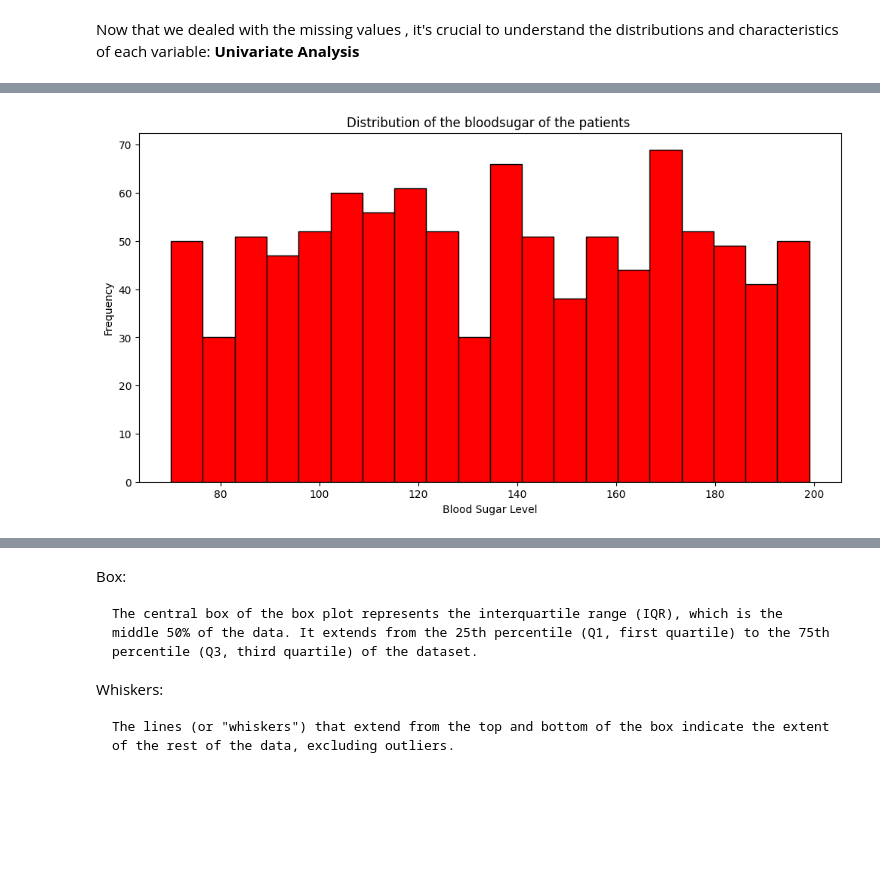
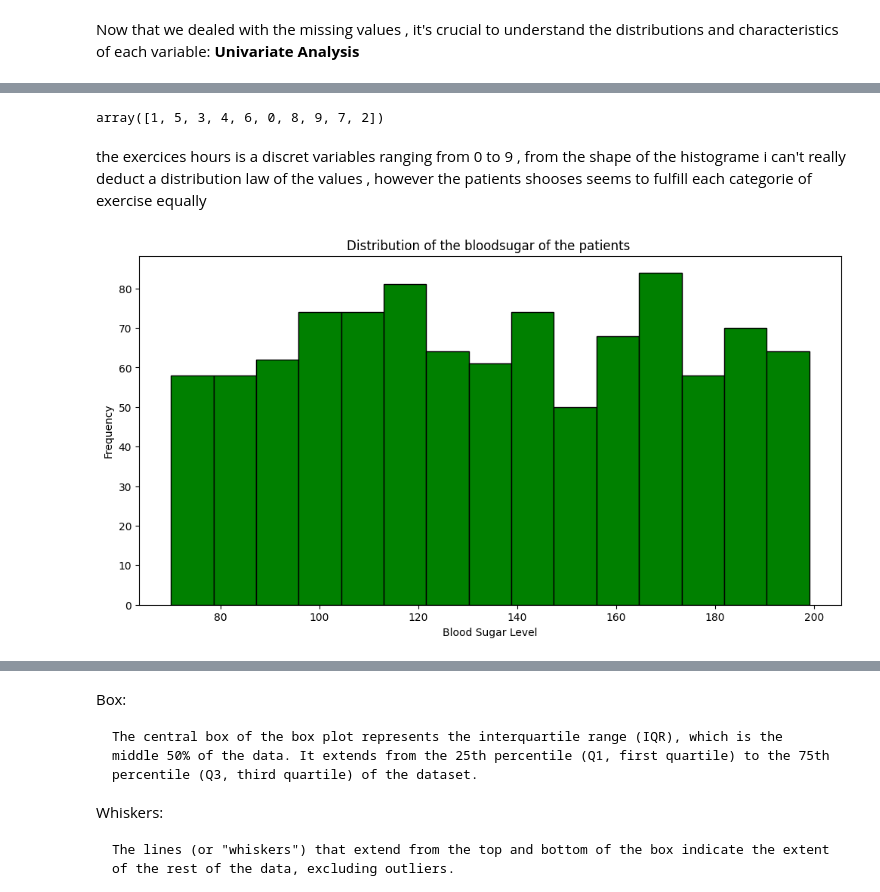
Before and after one commit to ZakariaElKazdam/EDA, a Jupyter notebook: eda.ipynb, the cells around one changed output, grey strips where cells are left out. Cells and saved outputs as stored; diff of their text form; code cells hidden in the pictures; blank space fills up the shorter version.

```diff
--- a/eda.ipynb
+++ b/eda.ipynb
@@ -152,7 +154,7 @@ memory usage: 125.1+ KB
 Now that we dealed with the missing values ,  it's crucial to understand the distributions and characteristics of each variable: **Univariate Analysis**
 # %%
 import matplotlib .pyplot as plt
-def draw_hist ( colonne , figsize  ,  color='red' , bins =10 , edge_color='black' , xlabel= None , ylabel = "Frequency"  , title = None) :
+def draw_hist ( colonne , figsize =(12,6) ,  color='red' , bins =10 , edge_color='black' , xlabel= None , ylabel = "Frequency"  , title = None) :
   plt.figure(figsize=figsize)
   plt.hist(df[colonne] , bins = bins , color = color , edgecolor= edge_color)
   if xlabel:
@@ -164,4 +176,10 @@ def draw_hist ( colonne , figsize  ,  color='red' , bins =10 , edge_color='black
+# %%
+df['Exercise Hours'].unique()
+# %% [output]
+array([1, 5, 3, 4, 6, 0, 8, 9, 7, 2])
+# %% [markdown]
+the exercices hours is a discret variables ranging from 0 to 9 , from the shape of the histograme i can't really deduct a distribution law of the values , however the patients shooses seems to fulfill each categorie of exercise equally
 # %%
-draw_hist(colonne='Blood Sugar' , bins = 20 , figsize=(12,6) , xlabel='Blood Sugar Level'  , title = 'Distribution of the bloodsugar of the patients ')
+draw_hist(colonne='Blood Sugar' ,color='green', bins = 15 , figsize=(12,6) , xlabel='Blood Sugar Level'  , title = 'Distribution of the bloodsugar of the patients ')
 # %% [output]
-[figure, old version]
+[figure, new version]
```
Also changed, not shown: parts of 36 cells of this notebook.
